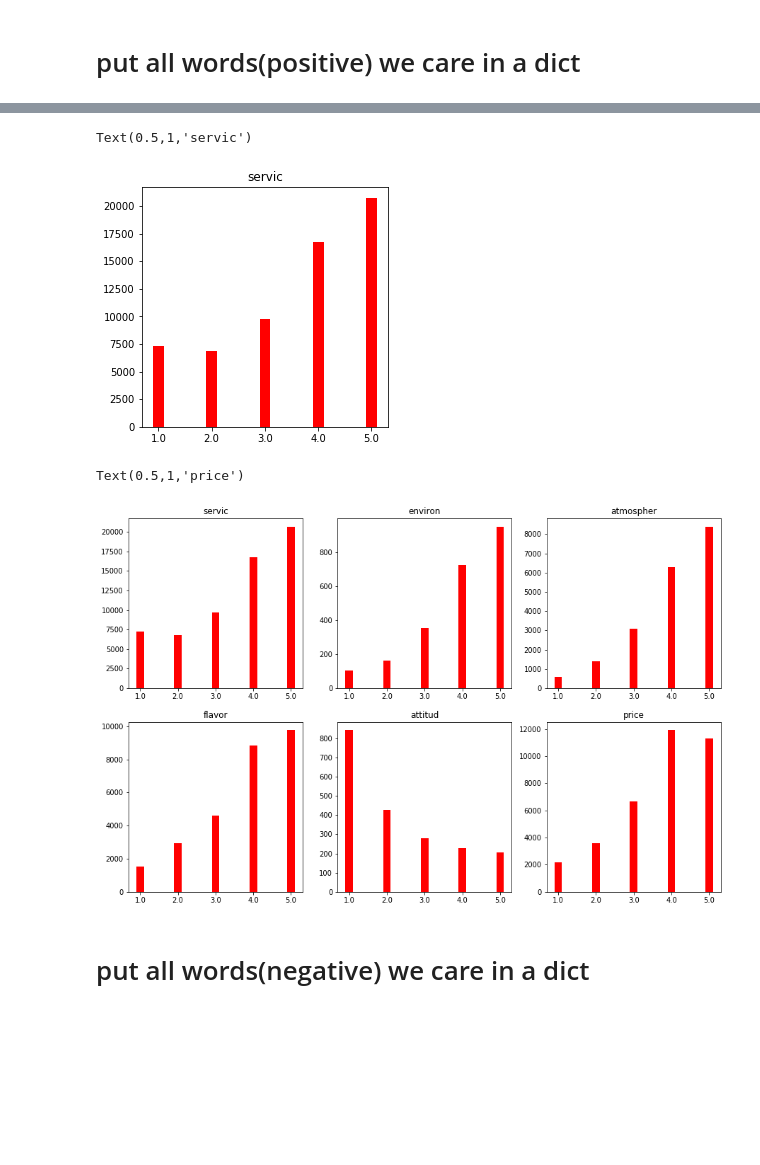
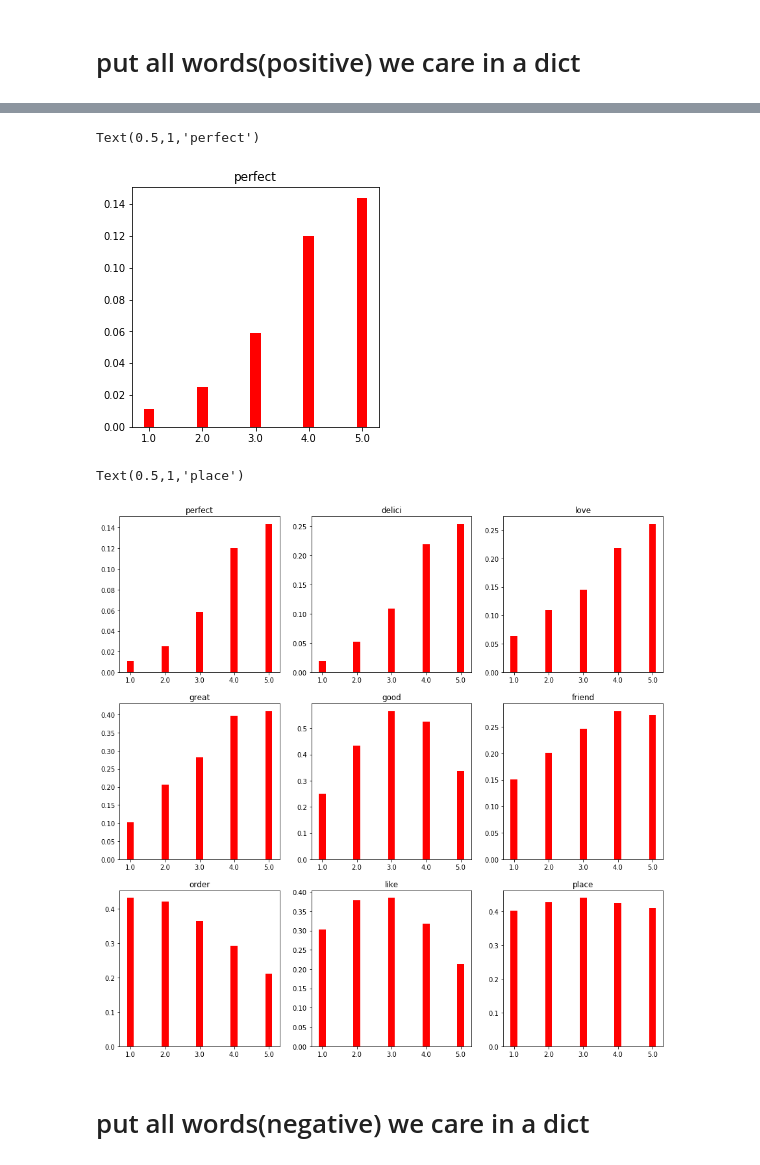
Before and after one commit to yuhanmeng/UW-STAT628-M3, a Jupyter notebook: code/EDA about words in restaurant.ipynb, the cells around one changed output, grey strips where cells are left out. Drawn from its saved outputs; the diff is of its cells as text; code cells hidden in the pictures; blank space fills up the shorter version.

```diff
--- a/code/EDA about words in restaurant.ipynb
+++ b/code/EDA about words in restaurant.ipynb
@@ -30,0 +38,3 @@ k_set
+# %%
+star_num={'1.0':k['1.0'],'2.0':k['2.0'],'3.0':k['3.0'],'4.0':k['4.0'],'5.0':k['5.0']}
+star_num
@@ -65,6 +81,6 @@ l
 # %%
 value=[]
 for i in l:
-    value.append(service[i])
+    value.append(service[i]/star_num[i])
 value
 # %% [output]
@@ -81,3 +99,5 @@ words=['service', 'environment', 'atmosphere', 'flavor', 'attitude', 'price']
+# %%
+words=['perfect','delicious', 'love', 'great', 'good',  'friend','order','like','place']
 # %%
 words_stem=[]
 for word in words:
@@ -137,20 +179,21 @@ name=list(all_words.keys())
 l=sorted(list(all_words[name[0]].keys()))
 value=[]
 for i in l:
-    value.append(all_words[name[0]][i])
+    value.append(all_words[name[0]][i]/star_num[i])
 plt.bar(l,value, color='r', width=0.2)
 plt.title(name[0])
 # %% [output]
-Text(0.5,1,'servic')
+Text(0.5,1,'perfect')
-[figure, old version]
+[figure, new version]
 # %%
 plt.figure(figsize=(15,15))
+
 plt.subplot(331)
 name=list(all_words.keys())
 l=sorted(list(all_words[name[0]].keys()))
 value=[]
 for i in l:
-    value.append(all_words[name[0]][i])
+    value.append(all_words[name[0]][i]/star_num[i])
 plt.bar(l,value, color='r', width=0.2)
 plt.title(name[0])
 
@@ -159,7 +202,7 @@ name=list(all_words.keys())
 l=sorted(list(all_words[name[1]].keys()))
 value=[]
 for i in l:
-    value.append(all_words[name[1]][i])
+    value.append(all_words[name[1]][i]/star_num[i])
 plt.bar(l,value, color='r', width=0.2)
 plt.title(name[1])
 
@@ -168,38 +211,66 @@ name=list(all_words.keys())
 l=sorted(list(all_words[name[2]].keys()))
 value=[]
 for i in l:
-    value.append(all_words[name[2]][i])
+    value.append(all_words[name[2]][i]/star_num[i])
 plt.bar(l,value, color='r', width=0.2)
 plt.title(name[2])
 
 plt.subplot(334)
 name=list(all_words.keys())
 l=sorted(list(all_words[name[3]].keys()))
 value=[]
 for i in l:
-    value.append(all_words[name[3]][i])
+    value.append(all_words[name[3]][i]/star_num[i])
 plt.bar(l,value, color='r', width=0.2)
 plt.title(name[3])
 
 plt.subplot(335)
 name=list(all_words.keys())
 l=sorted(list(all_words[name[4]].keys()))
 value=[]
 for i in l:
-    value.append(all_words[name[4]][i])
+    value.append(all_words[name[4]][i]/star_num[i])
 plt.bar(l,value, color='r', width=0.2)
 plt.title(name[4])
 
 plt.subplot(336)
 name=list(all_words.keys())
 l=sorted(list(all_words[name[5]].keys()))
 value=[]
 for i in l:
-    value.append(all_words[name[5]][i])
+    value.append(all_words[name[5]][i]/star_num[i])
 plt.bar(l,value, color='r', width=0.2)
 plt.title(name[5])
+
+
+plt.subplot(337)
+name=list(all_words.keys())
+l=sorted(list(all_words[name[6]].keys()))
+value=[]
+for i in l:
+    value.append(all_words[name[6]][i]/star_num[i])
+plt.bar(l,value, color='r', width=0.2)
+plt.title(name[6])
+
+plt.subplot(338)
+name=list(all_words.keys())
+l=sorted(list(all_words[name[7]].keys()))
+value=[]
+for i in l:
+    value.append(all_words[name[7]][i]/star_num[i])
+plt.bar(l,value, color='r', width=0.2)
+plt.title(name[7])
+
+plt.subplot(339)
+name=list(all_words.keys())
+l=sorted(list(all_words[name[8]].keys()))
+value=[]
+for i in l:
+    value.append(all_words[name[8]][i]/star_num[i])
+plt.bar(l,value, color='r', width=0.2)
+plt.title(name[8])
 # %% [output]
-Text(0.5,1,'price')
+Text(0.5,1,'place')
-[figure, old version]
+[figure, new version]
 # %% [markdown]
 #  put all words(negative) we care in a dict
```
Also changed, not shown: parts of 20 cells of this notebook.
